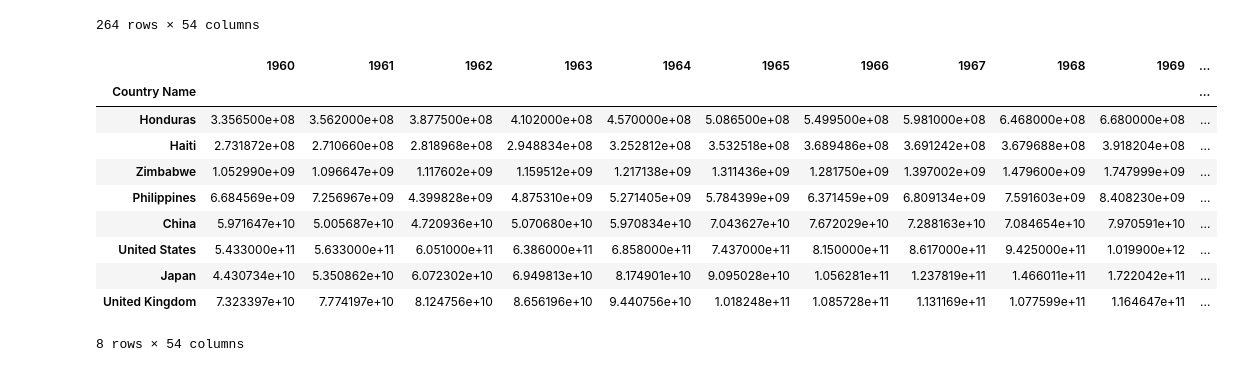
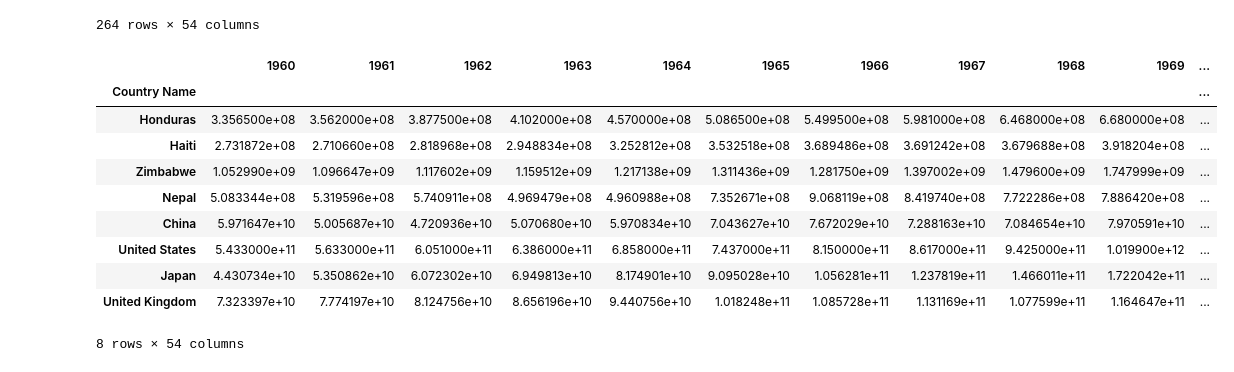
Before and after one commit to NamkhangNLe/Data-Analysis-for-Global-Temperatures-vs-GDP, a Jupyter notebook: GDP.ipynb, the cells around one changed output. Drawn from its saved outputs; the diff is of its cells as text; code cells hidden in the pictures.

```diff
--- a/GDP.ipynb
+++ b/GDP.ipynb
@@ -21,15 +21,15 @@ df1
 | Zimbabwe | 1.052990e+09 | 1.096647e+09 | 1.117602e+09 | 1.159512e+09 | 1.217138e+09 | 1.311436e+09 | 1.281750e+09 | 1.397002e+09 | 1.479600e+09 | 1.747999e+09 | ... |
 264 rows × 54 columns
 # %%
-df1 = df1.loc[['Honduras', 'Haiti','Zimbabwe','Philippines','China', 'United States', 'Japan', 'United Kingdom']]
+df1 = df1.loc[['Honduras', 'Haiti','Zimbabwe','Nepal','China', 'United States', 'Japan', 'United Kingdom']]
 df1
 # %% [output]
 |  | 1960 | 1961 | 1962 | 1963 | 1964 | 1965 | 1966 | 1967 | 1968 | 1969 | ... |
 | Country Name |  |  |  |  |  |  |  |  |  |  | ... |
 | Honduras | 3.356500e+08 | 3.562000e+08 | 3.877500e+08 | 4.102000e+08 | 4.570000e+08 | 5.086500e+08 | 5.499500e+08 | 5.981000e+08 | 6.468000e+08 | 6.680000e+08 | ... |
 | Haiti | 2.731872e+08 | 2.710660e+08 | 2.818968e+08 | 2.948834e+08 | 3.252812e+08 | 3.532518e+08 | 3.689486e+08 | 3.691242e+08 | 3.679688e+08 | 3.918204e+08 | ... |
 | Zimbabwe | 1.052990e+09 | 1.096647e+09 | 1.117602e+09 | 1.159512e+09 | 1.217138e+09 | 1.311436e+09 | 1.281750e+09 | 1.397002e+09 | 1.479600e+09 | 1.747999e+09 | ... |
-| Philippines | 6.684569e+09 | 7.256967e+09 | 4.399828e+09 | 4.875310e+09 | 5.271405e+09 | 5.784399e+09 | 6.371459e+09 | 6.809134e+09 | 7.591603e+09 | 8.408230e+09 | ... |
+| Nepal | 5.083344e+08 | 5.319596e+08 | 5.740911e+08 | 4.969479e+08 | 4.960988e+08 | 7.352671e+08 | 9.068119e+08 | 8.419740e+08 | 7.722286e+08 | 7.886420e+08 | ... |
 | China | 5.971647e+10 | 5.005687e+10 | 4.720936e+10 | 5.070680e+10 | 5.970834e+10 | 7.043627e+10 | 7.672029e+10 | 7.288163e+10 | 7.084654e+10 | 7.970591e+10 | ... |
 | United States | 5.433000e+11 | 5.633000e+11 | 6.051000e+11 | 6.386000e+11 | 6.858000e+11 | 7.437000e+11 | 8.150000e+11 | 8.617000e+11 | 9.425000e+11 | 1.019900e+12 | ... |
 | Japan | 4.430734e+10 | 5.350862e+10 | 6.072302e+10 | 6.949813e+10 | 8.174901e+10 | 9.095028e+10 | 1.056281e+11 | 1.237819e+11 | 1.466011e+11 | 1.722042e+11 | ... |
```
Also changed, not shown: 6 other files.
